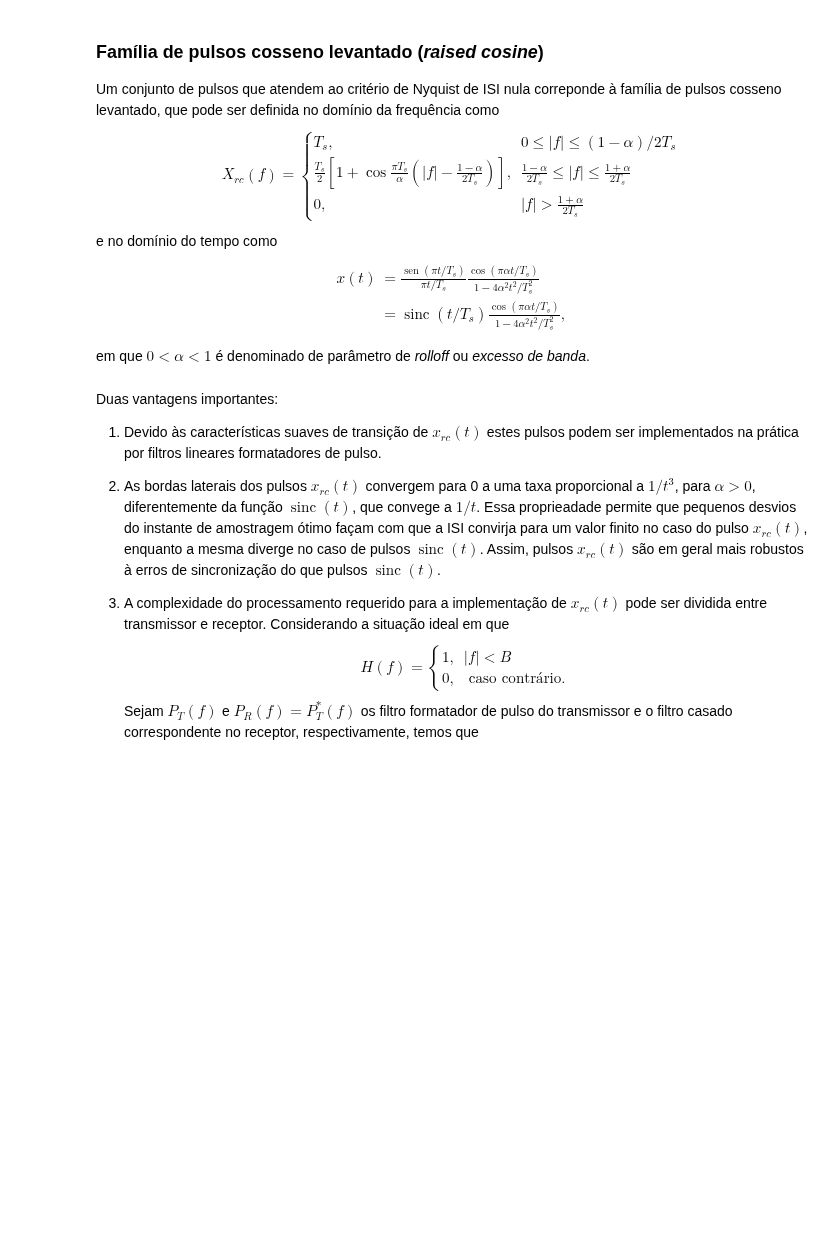
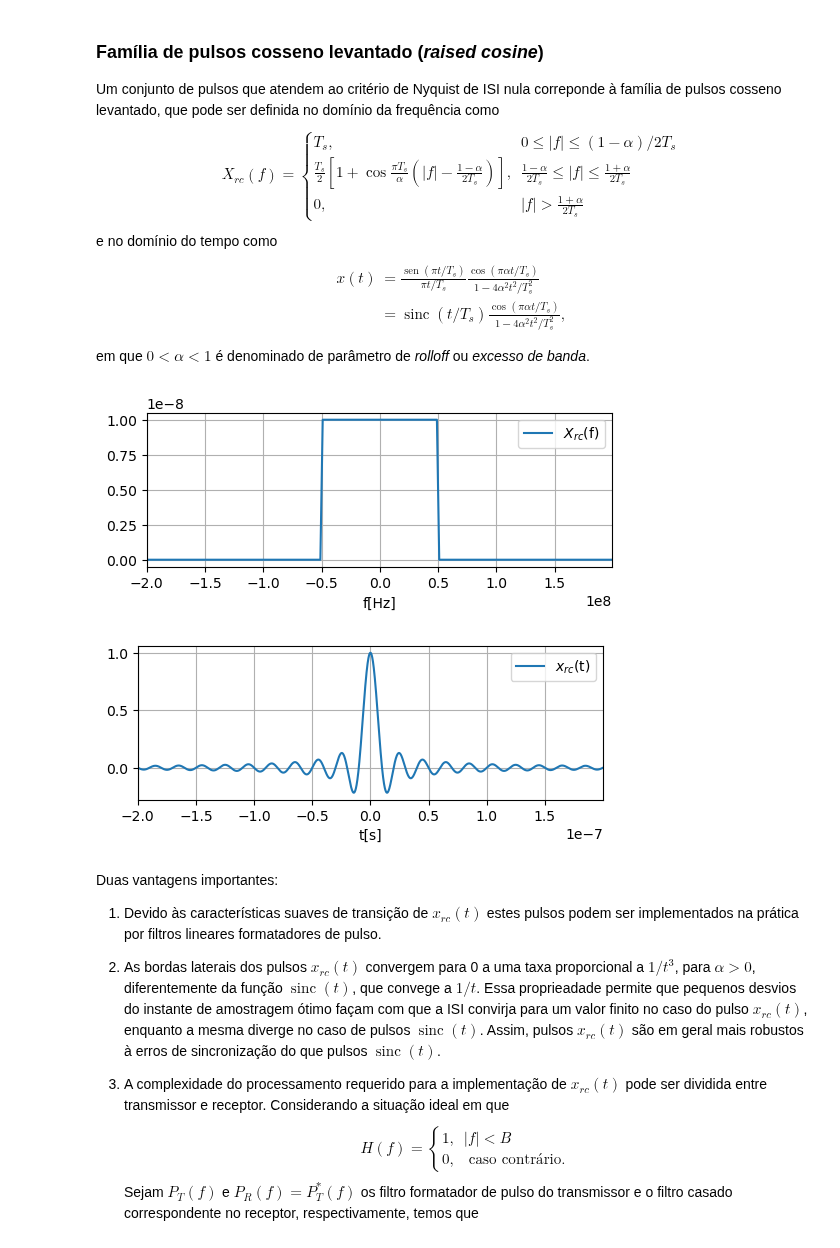
Before and after one commit to edsonportosilva/TDI, a Jupyter notebook: jupyter/4 - Transmissão digital em canais limitados em banda.ipynb, the cells around one changed output. Cells and saved outputs as stored; diff of their text form; code cells hidden in the pictures; blank space fills up the shorter version.

```diff
--- a/jupyter/4 - Transmissão digital em canais limitados em banda.ipynb
+++ b/jupyter/4 - Transmissão digital em canais limitados em banda.ipynb
@@ -446,24 +448,27 @@ em que $0<\alpha<1$ é denominado de parâmetro de *rolloff* ou *excesso de band
 # %%
 Rs = 100e6
 Ts = 1/Rs
-α = 0.1
+α = 0.0001
 π = sp.pi
 
 f, t = sp.symbols('f, t', real=True)
 
 X = sp.Piecewise((0, ( f  <= -(1 + α)/(2*Ts) ) ),
                   ((Ts/2)*(1 + sp.cos(π*Ts/α*(sp.Abs(f)-(1-α)/(2*Ts)))), ( f  > -(1 + α)/(2*Ts) )&( f <= -(1-α)/(2*Ts)  ) ) ,
                   (Ts, ( f  > -(1-α)/(2*Ts) )&( f <= (1-α)/(2*Ts))  ) ,
                   ((Ts/2)*(1 + sp.cos(π*Ts/α*(sp.Abs(f)-(1-α)/(2*Ts)))), ( f  > (1-α)/(2*Ts) )&( f <= (1+α)/(2*Ts))  ),
                   (0, ( f  > (1+α)/(2*Ts) ) ) )
 
 x = sp.sinc(π*t/Ts)*sp.cos(π*α*t/Ts)/(1-4*α**2*t**2/Ts**2)
 
 finterval = np.arange(-2, 2, 0.01)*(1/Ts)
 symplot(f, X, finterval, '$X_{rc}$(f)', xlabel = 'f[Hz]');
 
 tinterval = np.arange(-20, 20, 0.01)*Ts
 symplot(t, x, tinterval, '$x_{rc}$(t)', xlabel = 't[s]');
+# %% [output]
+[figure, added]
+[figure, added]
 # %% [markdown]
 Duas vantagens importantes:
 
```
Also changed, not shown: parts of 8 cells of this notebook, 8 other files.
